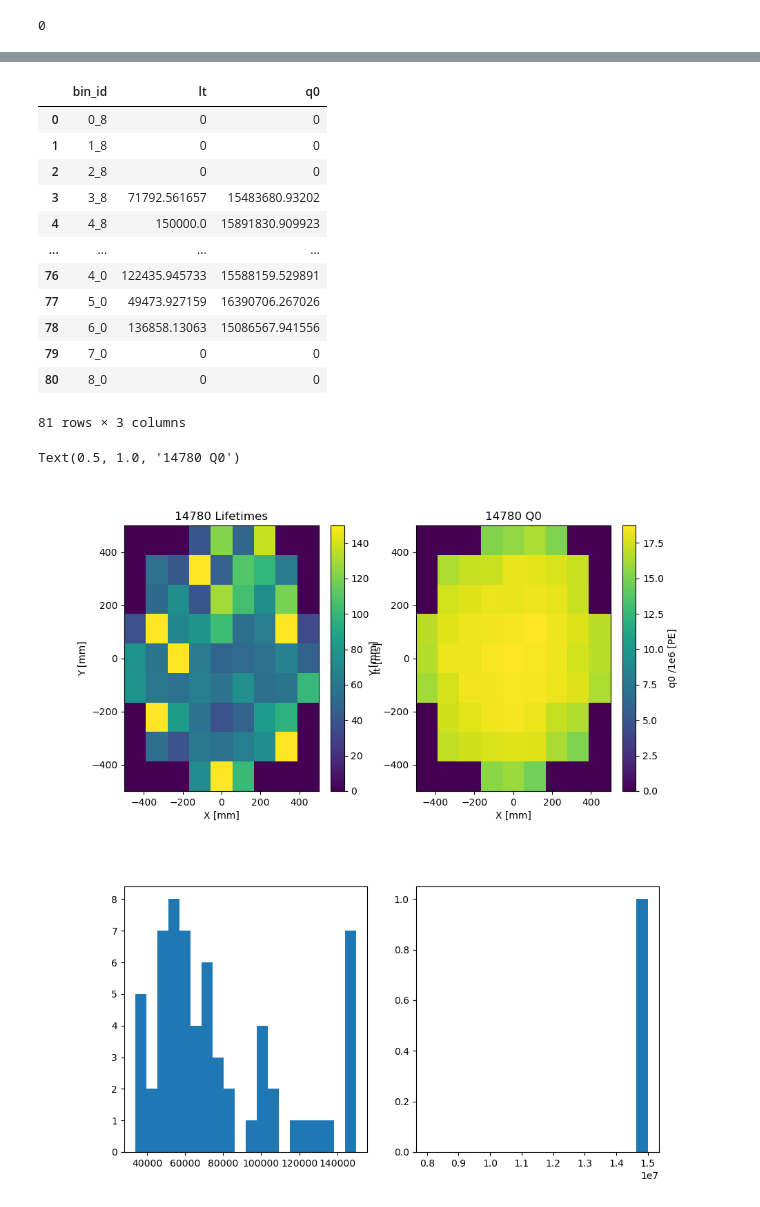
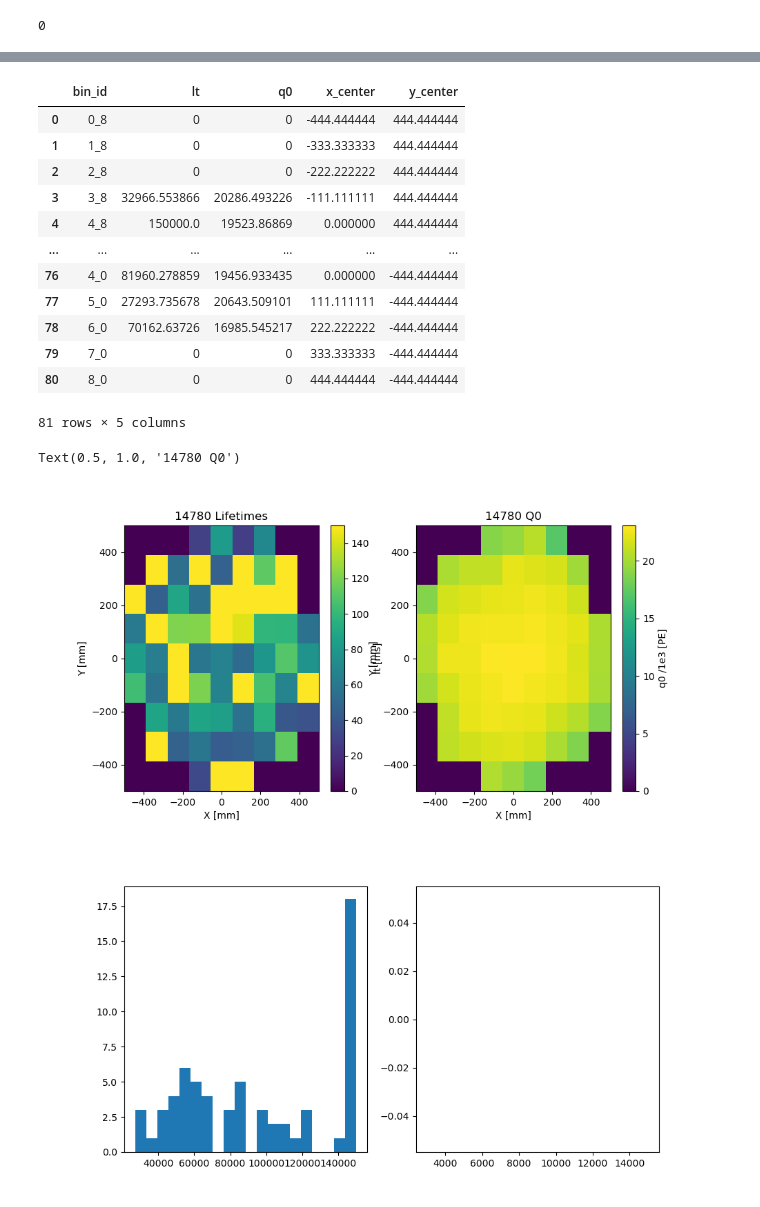
Before and after one commit to kvjmistry/DoubleBeta, a Jupyter notebook: Alphas/notebooks/MakeCalibrationMap.ipynb, the cells around one changed output, grey strips where cells are left out. Saved outputs shown, nothing was run; the diff lists cells and outputs as text; code cells hidden in the pictures.

```diff
--- a/Alphas/notebooks/MakeCalibrationMap.ipynb
+++ b/Alphas/notebooks/MakeCalibrationMap.ipynb
@@ -23,36 +20,32 @@ RUN="14780"
 if (RUN == "14180" or RUN == "13850"):
     cathode_cut = 797
     nbins = 10
-    bound_params = 6.25e5, 0.5e6, 250
+    bound_params = 600, 500, 0.3
     q0_low = 2.5e3
-    low_charge_lim = 1e7
-    max_bin_shift = 0.015e7
+    low_charge_lim = 6e3
 
 elif (RUN == "13859"):
     cathode_cut = 755
     nbins = 10
     bound_params = 6.25e5, 0.6e6, 1500
     q0_low = 2.5e3
-    low_charge_lim = 1e7
-    max_bin_shift = 0.015e7
+    low_charge_lim = 6e3
 
 # Xenon Runs
 elif (RUN == "14498"):
     cathode_cut = 1275
     nbins = 10
-    bound_params = 6.25e5, 0.5e6, 250
+    bound_params = 600, 800, 0.3
     q0_low = 2.5e3
-    low_charge_lim = 1e7
-    max_bin_shift = 0.015e7
+    low_charge_lim = 6e3
 
 
 elif (RUN == "14780"):
-    cathode_cut = 1275
+    cathode_cut = 1335
     nbins = 10
-    bound_params = 6.25e5, 0.5e6, 250
+    bound_params = 600, 800, 0.3
     q0_low = 2.5e3
-    low_charge_lim = 1e7
-    max_bin_shift = 0.025e7
+    low_charge_lim = 6e3
 
 print("The run is:", RUN)
 # %% [output]
@@ -214,6 +208,8 @@ data_properties_active = data_properties[ (data_properties.deltaT > 0) & (data_p
 
 data_properties_active = data_properties_active[data_properties_active["S2_area"] < 3e7]
 # %%
+bound_params = 600, 1500, 0.3
+
 # Define the exponential decay function
 def exp_decay(t, q, tau):
     if (tau == 0):
@@ -230,9 +226,13 @@ def FitLifetime(df, binid):
     counts, bin_edges = np.histogram(df_bin.S2_area, bins=50)
     max_bin_index = np.argmax(counts)  # Index of the bin with the most counts
     max_bin_value = bin_edges[max_bin_index]  # Left edge of the bin with the most counts
+    print(max_bin_value)
 
-    lower_bound = max_bin_value-bound_params[0] + bound_params[1]
-    upper_bound = max_bin_value+bound_params[0] + bound_params[1]
+    lower_bound = max_bin_value-bound_params[0]
+    upper_bound = max_bin_value+bound_params[1]
+
+    # lower_bound = 6e3
+    # upper_bound = 7.1e3
 
     # print("Max bin value is:", max_bin_value)
     # print("Lower/upper bound is:", lower_bound, upper_bound)
@@ -249,20 +249,23 @@ def FitLifetime(df, binid):
     plt.plot(df_bin['deltaT'], -bound_params[2]*df_bin.deltaT+upper_bound) # if you want to plot the bands plot this.
     plt.plot(df_bin['deltaT'], -bound_params[2]*df_bin.deltaT+lower_bound)
 
+    # plt.plot(df_bin['deltaT'], -0.3*df_bin.deltaT+7.2e3) # if you want to plot the bands plot this.
+    # plt.plot(df_bin['deltaT'], -0.3*df_bin.deltaT+6.5e3)
+
     # Perform the curve fit
-    params, covariance = curve_fit(exp_decay, df_bin.deltaT, df_bin.S2_area, bounds = ([q0_low, 1e3], [2.3e7, 150e3]))
+    params, covariance = curve_fit(exp_decay, df_bin.deltaT, df_bin.S2_area, bounds = ([q0_low, 1e3], [5e4, 150e3]))
 
 
     # Extract the fitted parameters
     q_fit, tau_fit = params
-    print(binid, q_fit/1e6, tau_fit/1e3 )
+    print(binid, q_fit, tau_fit/1e3 )
 
     return q_fit, tau_fit
 
 fig, ax = plt.subplots(1, 1, figsize=(nbins, nbins))
 
 # Filter data based on the current bin_id
-bin_ = "5_4"
+bin_ = "5_3"
 df_bin = data_properties_active[data_properties_active.bin_id == bin_] # 4_5,
 
 # Create 2D histogram
@@ -433,56 +437,56 @@ lifetime_df_pos.loc[lifetime_df_pos['lt'] > 200e3, 'lt'] = 0
 lt_pivot = lifetime_df_pos.pivot(index='y_center', columns='x_center', values='lt')
 
 # Sort the axes (necessary if bin centers are not in order)
 lt_pivot = lt_pivot.sort_index(ascending=False)  # y-axis usually goes from top to bottom
 lt_pivot = lt_pivot.astype(float).fillna(0)
 
 # Create pivot table to reshape the data for 2D plotting
 q0_pivot = lifetime_df_pos.pivot(index='y_center', columns='x_center', values='q0')
 
 # Sort the axes (necessary if bin centers are not in order)
 q0_pivot = q0_pivot.sort_index(ascending=False)  # y-axis usually goes from top to bottom
 q0_pivot = q0_pivot.astype(float).fillna(0)
 
 
 # Plotting using matplotlib
 fig, axs = plt.subplots(1, 2, figsize=(10, 5))
 
 # Create the pcolormesh plot
 c = axs[0].pcolormesh(x_bins, y_bins, lt_pivot / 1e3, cmap='viridis', shading='auto')
 fig.colorbar(c, ax=axs[0], label='lt [ms]')  # Specify 'ax' to link the color bar to the plot
 axs[0].set_xlabel('X [mm]')
 axs[0].set_ylabel('Y [mm]')
 axs[0].set_title(f'{RUN} Lifetimes')
 
 
-c = axs[1].pcolormesh(x_bins, y_bins, q0_pivot / 1e6, cmap='viridis', shading='auto')
-fig.colorbar(c, ax=axs[1], label='q0 /1e6 [PE]')  # Specify 'ax' to link the color bar to the plot
+c = axs[1].pcolormesh(x_bins, y_bins, q0_pivot / 1e3, cmap='viridis', shading='auto')
+fig.colorbar(c, ax=axs[1], label='q0 /1e3 [PE]')  # Specify 'ax' to link the color bar to the plot
 axs[1].set_xlabel('X [mm]')
 axs[1].set_ylabel('Y [mm]')
 axs[1].set_title(f'{RUN} Q0')
 # %% [output]
-|  | bin_id | lt | q0 |
-| 0 | 0_8 | 0 | 0 |
-| 1 | 1_8 | 0 | 0 |
-| 2 | 2_8 | 0 | 0 |
-| 3 | 3_8 | 71792.561657 | 15483680.93202 |
-| 4 | 4_8 | 150000.0 | 15891830.909923 |
-| ... | ... | ... | ... |
-| 76 | 4_0 | 122435.945733 | 15588159.529891 |
-| 77 | 5_0 | 49473.927159 | 16390706.267026 |
-| 78 | 6_0 | 136858.13063 | 15086567.941556 |
-| 79 | 7_0 | 0 | 0 |
-| 80 | 8_0 | 0 | 0 |
+|  | bin_id | lt | q0 | x_center | y_center |
+| 0 | 0_8 | 0 | 0 | -444.444444 | 444.444444 |
+| 1 | 1_8 | 0 | 0 | -333.333333 | 444.444444 |
+| 2 | 2_8 | 0 | 0 | -222.222222 | 444.444444 |
+| 3 | 3_8 | 32966.553866 | 20286.493226 | -111.111111 | 444.444444 |
+| 4 | 4_8 | 150000.0 | 19523.86869 | 0.000000 | 444.444444 |
+| ... | ... | ... | ... | ... | ... |
+| 76 | 4_0 | 81960.278859 | 19456.933435 | 0.000000 | -444.444444 |
+| 77 | 5_0 | 27293.735678 | 20643.509101 | 111.111111 | -444.444444 |
+| 78 | 6_0 | 70162.63726 | 16985.545217 | 222.222222 | -444.444444 |
+| 79 | 7_0 | 0 | 0 | 333.333333 | -444.444444 |
+| 80 | 8_0 | 0 | 0 | 444.444444 | -444.444444 |
-81 rows × 3 columns
+81 rows × 5 columns
 Text(0.5, 1.0, '14780 Q0')
-[figure, old version]
+[figure, new version]
 # %%
 fig, axs = plt.subplots(1, 2, figsize=(10, 5))
 
 axs[0].hist(lifetime_df[lifetime_df["lt"] > 0]["lt"], bins =20);
-axs[1].hist(lifetime_df[lifetime_df["q0"] > 0]["q0"], bins =np.linspace(0.8e7,1.5e7,20));
+axs[1].hist(lifetime_df[lifetime_df["q0"] > 0]["q0"], bins =np.linspace(3e3,15e3,20));
 # %% [output]
-[figure, old version]
+[figure, new version]
 # %%
 # Plot the alpha map of
 
```
Also changed, not shown: parts of 15 cells of this notebook, 2 other files.
